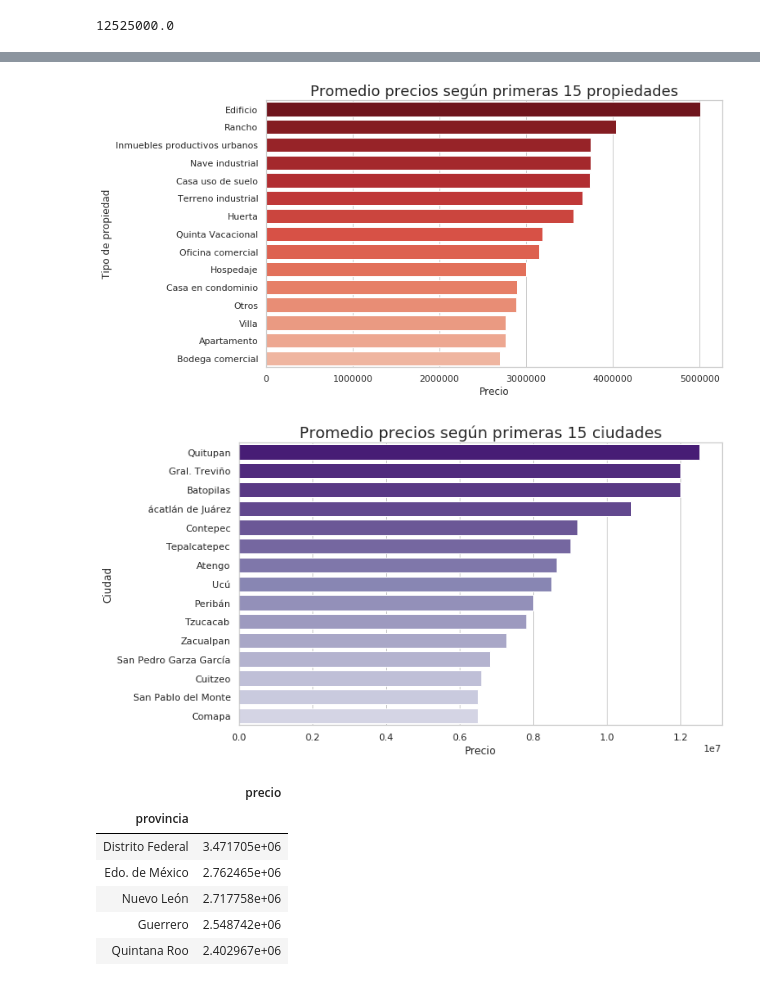
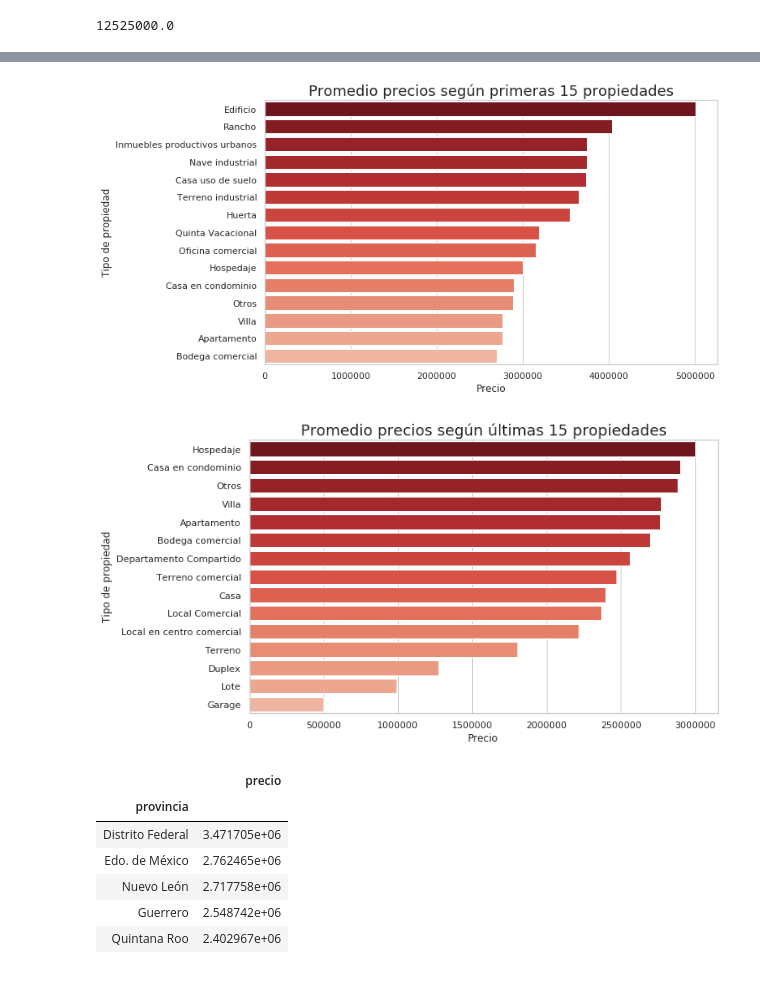
Before and after one commit to camilaserra5/7506-organizacion-de-datos, a Jupyter notebook: conclusionesPrecio.ipynb, the cells around one changed output, grey strips where cells are left out. Drawn from its saved outputs; the diff is of its cells as text; code cells hidden in the pictures.

Commit message:
agrego analiiss precios

```diff
--- a/conclusionesPrecio.ipynb
+++ b/conclusionesPrecio.ipynb
@@ -31,7 +31,7 @@ df.precio.max()
 # %%
 df_propiedad = df.groupby(['tipodepropiedad']).agg({'precio':'mean'})
 df_propiedad = df_propiedad.sort_values(ascending=False, by = ['precio'])
-df_propiedad = df_propiedad.head(15)
+df_propiedad['precio'] = df_propiedad['precio'].round(2)
 df_propiedad
 # %% [output]
 |  | precio |
@@ -54,19 +55,19 @@ df_propiedad
 # %%
 plt.figure(figsize=(10, 6))
-g = sns.barplot(y=df_propiedad.reset_index().tipodepropiedad, x=df_propiedad.reset_index().precio, palette=sns.color_palette('Reds_r',20))
+g = sns.barplot(y=df_propiedad.reset_index().head(15).tipodepropiedad, x=df_propiedad.reset_index().head(15).precio, palette=sns.color_palette('Reds_r',20))
 g.set_title('Promedio precios según primeras 15 propiedades', fontsize=18);
 g.set_xlabel('Precio');
 g.set_ylabel('Tipo de propiedad');
 # %% [output]
-[figure, old version]
+[figure, new version]
 # %%
 plt.figure(figsize=(10, 6))
-g = sns.barplot(y=df_ciudad.reset_index().ciudad, x=df_ciudad.reset_index().precio, palette=sns.color_palette('Purples_r',20))
-g.set_title('Promedio precios según primeras 15 ciudades', fontsize=18);
+g = sns.barplot(y=df_propiedad.reset_index().tail(15).tipodepropiedad, x=df_propiedad.reset_index().tail(15).precio, palette=sns.color_palette('Reds_r',20))
+g.set_title('Promedio precios según últimas 15 propiedades', fontsize=18);
 g.set_xlabel('Precio');
-g.set_ylabel('Ciudad');
+g.set_ylabel('Tipo de propiedad');
 # %% [output]
-[figure, old version]
+[figure, new version]
 # %%
 df_provincia = df.groupby(['provincia']).agg({'precio':'mean'})
 df_provincia = df_provincia.sort_values(ascending=False, by = ['precio'])
```
Also changed, not shown: parts of 9 cells of this notebook.
